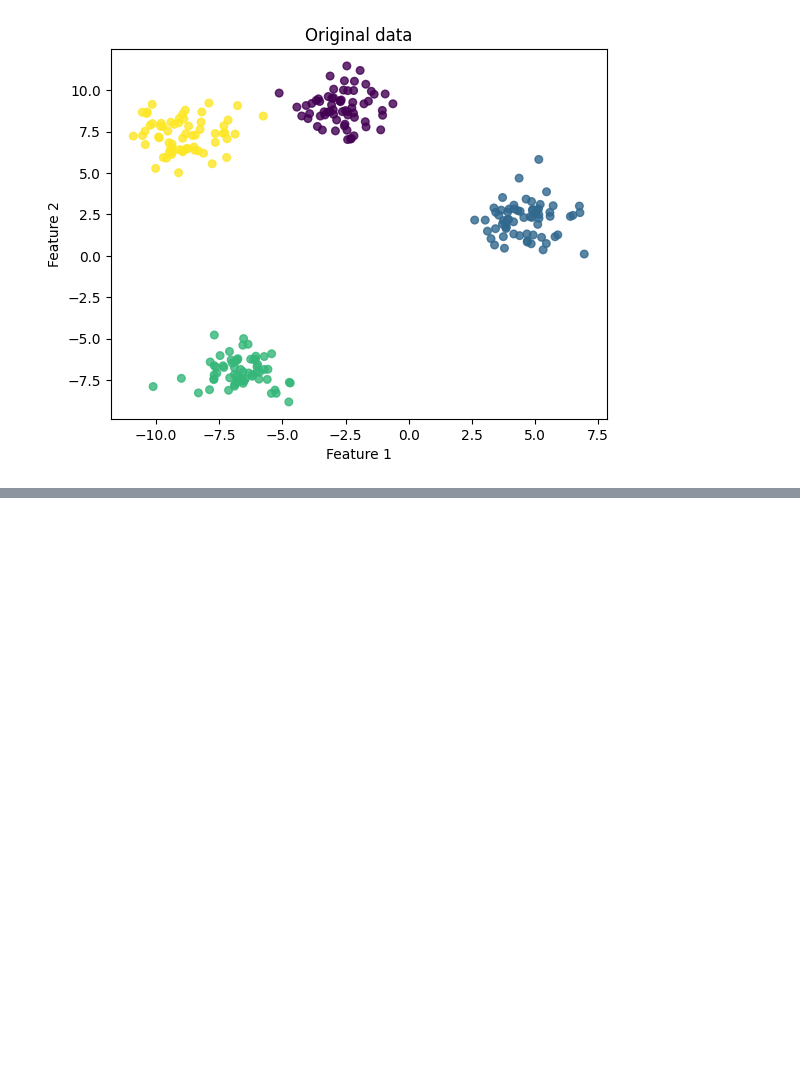
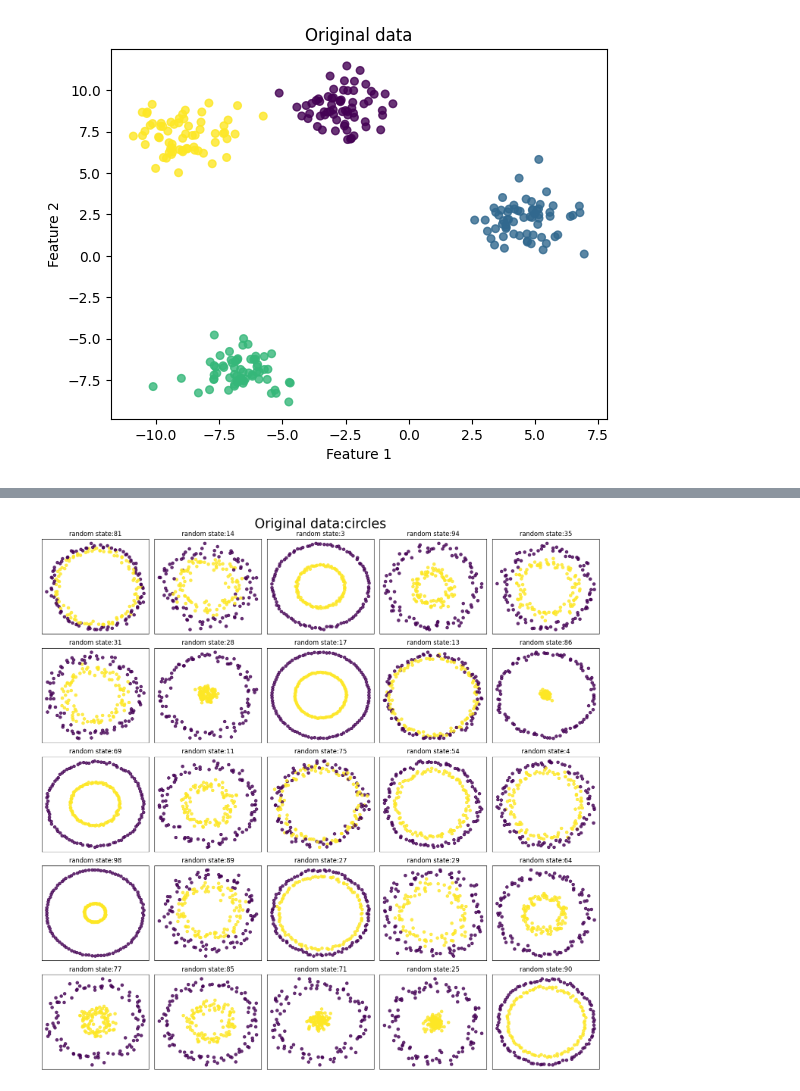
Before and after one commit to 24shiny/Inverse_Laplacian_embedding, a Jupyter notebook: Laplacian_embedding/evaluation/my_le_test.ipynb, the cells around one changed output, grey strips where cells are left out. Saved outputs shown, nothing was run; the diff lists cells and outputs as text; code cells hidden in the pictures; blank space fills up the shorter version.

```diff
--- a/Laplacian_embedding/evaluation/my_le_test.ipynb
+++ b/Laplacian_embedding/evaluation/my_le_test.ipynb
@@ -55,28 +61,31 @@ print(f'average score : ', np.round(sum(data.score_list) / len(data.score_list),
 # %%
 def get_circles(n_samples=200, centers=4, random_state=42):
     n = random.randint(0, n_samples)
     X, Y = datasets.make_circles(n_samples=n_samples, factor=rand_factor[n], noise=rand_noise[n], random_state=random_state)
     return X, Y
 
 rand_factor = []
 rand_noise = []
 for i in range(200):
     rand_factor.append(random.random())
     rand_noise.append(random.random()*0.1)
 
 # visualization of original datasets
 fig, axes = plt.subplots(5, 5, figsize=(15, 15))
 axes = axes.flatten()
 for i in range(25):
     seed = rand_num[i]
     X, Y = get_circles(random_state=seed)
     ax = axes[i]
     ax.scatter(X[:, 0], X[:, 1], c=Y, cmap='viridis', s=30, alpha=0.8)
     ax.set_title(f'random state:{seed}')
     ax.set_xticks([])
     ax.set_yticks([])
+plt.suptitle('Original data:circles', fontsize=25)
 plt.tight_layout()
 plt.show()
+# %% [output]
+[figure, added]
 # %%
 # visualization of original datasets
 data.score_list = []
```
Also changed, not shown: parts of 8 cells of this notebook.
